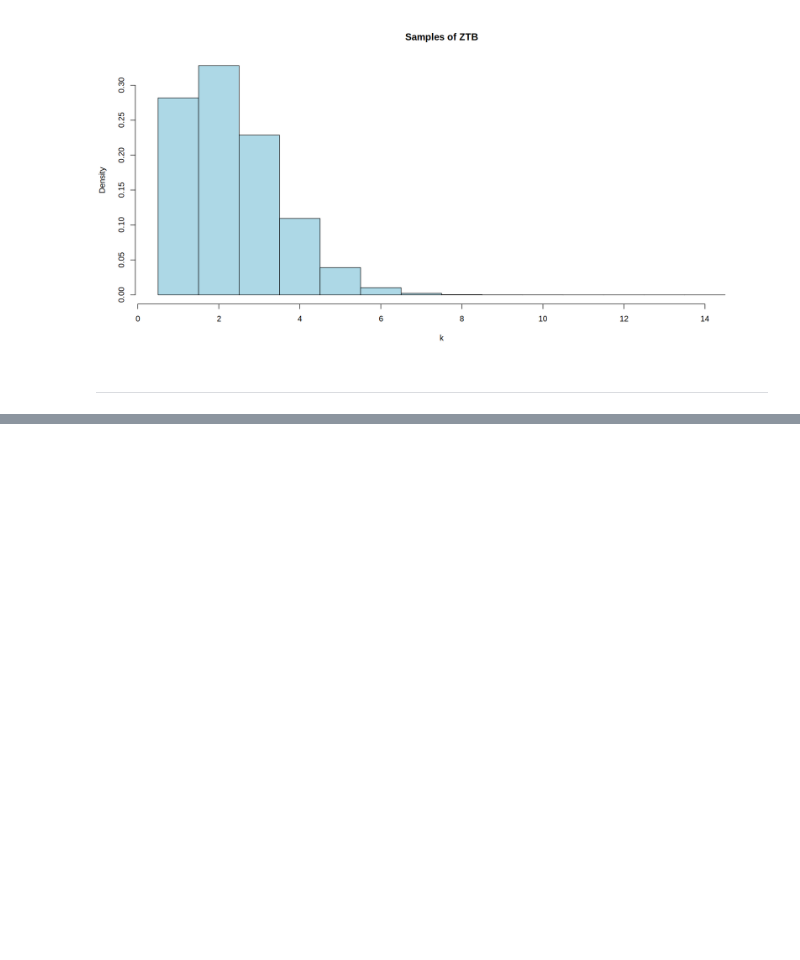
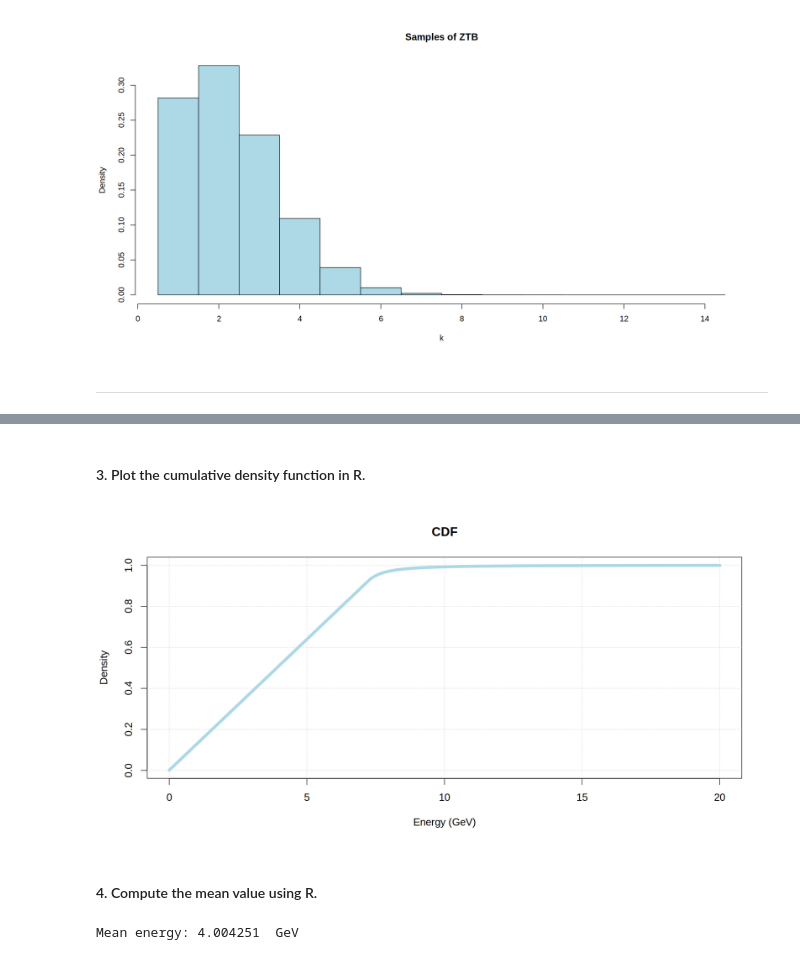
Before and after one commit to seccobenedetto/ex_Advanced_Statistics, a Jupyter notebook: lab_2/lab_2_test.ipynb, the cells around one changed output, grey strips where cells are left out. Saved outputs shown, nothing was run; the diff lists cells and outputs as text; code cells hidden in the pictures; blank space fills up the shorter version.

```diff
--- a/lab_2/lab_2_test.ipynb
+++ b/lab_2/lab_2_test.ipynb
@@ -75,0 +126,22 @@ Mean value: 2.337962
+# %% [markdown]
+#### 3. Plot the cumulative density function in R.
+# %%
+cdf_val <- cumsum(y_values*step)
+
+# PLOT:
+options(repr.plot.width = 14, repr.plot.height = 7)
+par(cex=1.3)
+plot(en_values, cdf_val,
+     type='l', lwd=6, col = "lightblue", main='CDF', xlab='Energy (GeV)', ylab='Density')
+grid()
+# %% [output]
+[figure, added]
+# %% [markdown]
+#### 4. Compute the mean value using R.
+# %%
+# let's use the definition of mean for contiuous distributions:
+f <- function(E) E * distrib(E)
+mean_E <- integrate(f, lower=0, upper=Inf)$value
+cat("Mean energy:", mean_E, " GeV")
+# %% [output]
+Mean energy: 4.004251  GeV
```
Also changed, not shown: parts of 16 cells of this notebook.
